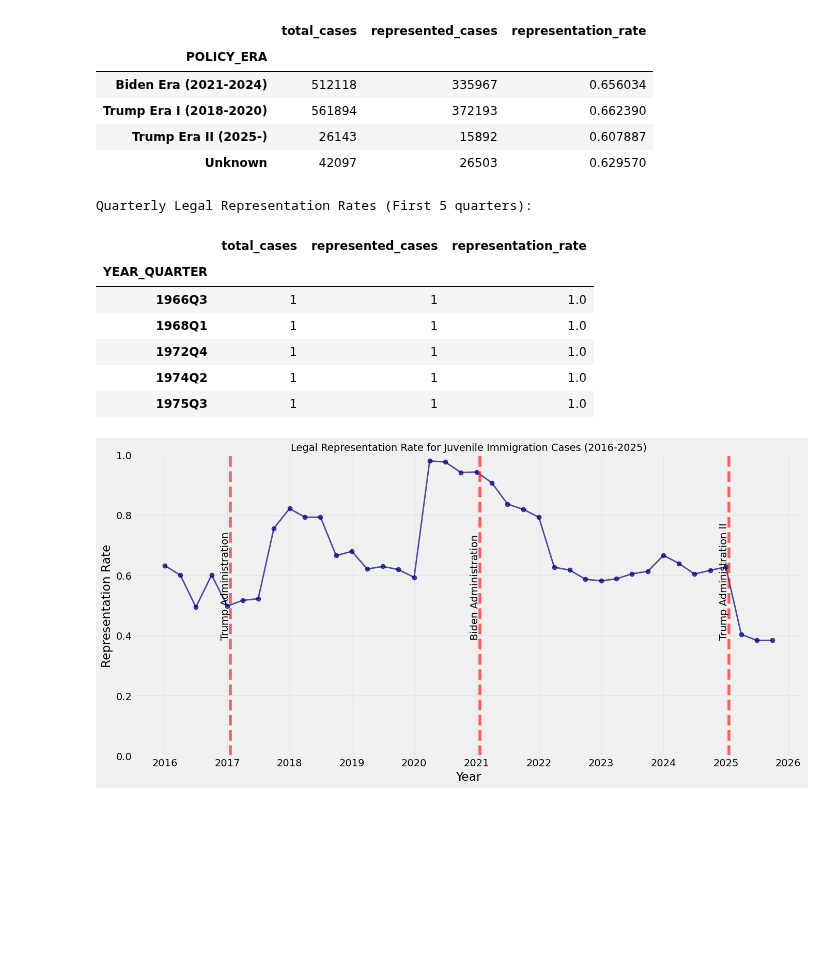
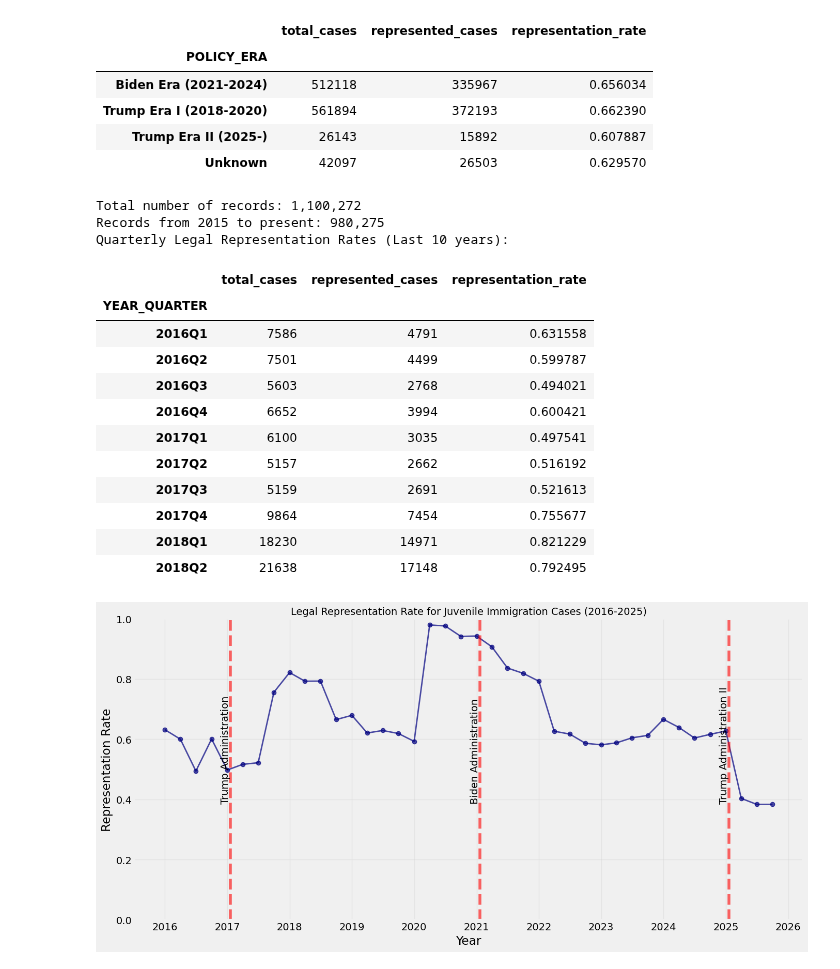
Before and after one commit to MIT-Emerging-Talent/ET6-CDSP-group-19-repo, a Jupyter notebook: 4_data_analysis/4_data_analysis.ipynb, the cells around one changed output. Cells and saved outputs as stored; diff of their text form; code cells hidden in the pictures; blank space fills up the shorter version.

```diff
--- a/4_data_analysis/4_data_analysis.ipynb
+++ b/4_data_analysis/4_data_analysis.ipynb
@@ -705,38 +714,53 @@ Legal Representation Rates by Policy Era:
 # %%
 # Create a time series with quarterly data
 # Only include records with valid dates
 date_valid = ~analysis_filtered["hearing_date_combined"].isna()
 time_series_df = analysis_filtered[date_valid].copy()
 
 # Create year-quarter field
 time_series_df["YEAR_QUARTER"] = time_series_df["hearing_date_combined"].dt.to_period(
     "Q"
 )
 
-# Group by quarter and calculate representation rate
-quarterly_rep = time_series_df.groupby("YEAR_QUARTER").agg(
+# ADDITION: Focus on data from the last 10 years (2015 to present)
+current_date = pd.Timestamp.now()
+start_date = pd.Timestamp("2016-01-01")  # Just before Trump's first term
+recent_data = time_series_df[time_series_df["hearing_date_combined"] >= start_date]
+
+print(f"Total number of records: {len(time_series_df):,}")
+print(f"Records from 2015 to present: {len(recent_data):,}")
+
+# Calculate quarterly representation rates using recent data
+quarterly_rep = recent_data.groupby("YEAR_QUARTER").agg(
     total_cases=("HAS_LEGAL_REP", "count"),
     represented_cases=(
         "HAS_LEGAL_REP",
         lambda x: (x == "Has Legal Representation").sum(),
     ),
 )
 quarterly_rep["representation_rate"] = (
     quarterly_rep["represented_cases"] / quarterly_rep["total_cases"]
 )
 
-# Display the quarterly data
-print("Quarterly Legal Representation Rates (First 5 quarters):")
-display(quarterly_rep.head())
+# Display quarterly data
+print("Quarterly Legal Representation Rates (Last 10 years):")
+display(quarterly_rep.head(10))
 # %% [output]
-Quarterly Legal Representation Rates (First 5 quarters):
+Total number of records: 1,100,272
+Records from 2015 to present: 980,275
+Quarterly Legal Representation Rates (Last 10 years):
 |  | total_cases | represented_cases | representation_rate |
 | YEAR_QUARTER |  |  |  |
-| 1966Q3 | 1 | 1 | 1.0 |
-| 1968Q1 | 1 | 1 | 1.0 |
-| 1972Q4 | 1 | 1 | 1.0 |
-| 1974Q2 | 1 | 1 | 1.0 |
-| 1975Q3 | 1 | 1 | 1.0 |
+| 2016Q1 | 7586 | 4791 | 0.631558 |
+| 2016Q2 | 7501 | 4499 | 0.599787 |
+| 2016Q3 | 5603 | 2768 | 0.494021 |
+| 2016Q4 | 6652 | 3994 | 0.600421 |
+| 2017Q1 | 6100 | 3035 | 0.497541 |
+| 2017Q2 | 5157 | 2662 | 0.516192 |
+| 2017Q3 | 5159 | 2691 | 0.521613 |
+| 2017Q4 | 9864 | 7454 | 0.755677 |
+| 2018Q1 | 18230 | 14971 | 0.821229 |
+| 2018Q2 | 21638 | 17148 | 0.792495 |
 # %%
 # Plot representation rates over time with focused timeframe
 quarterly_rep["YEAR_QUARTER_START"] = quarterly_rep.index.to_timestamp()
```
Also changed, not shown: parts of 13 cells of this notebook.
